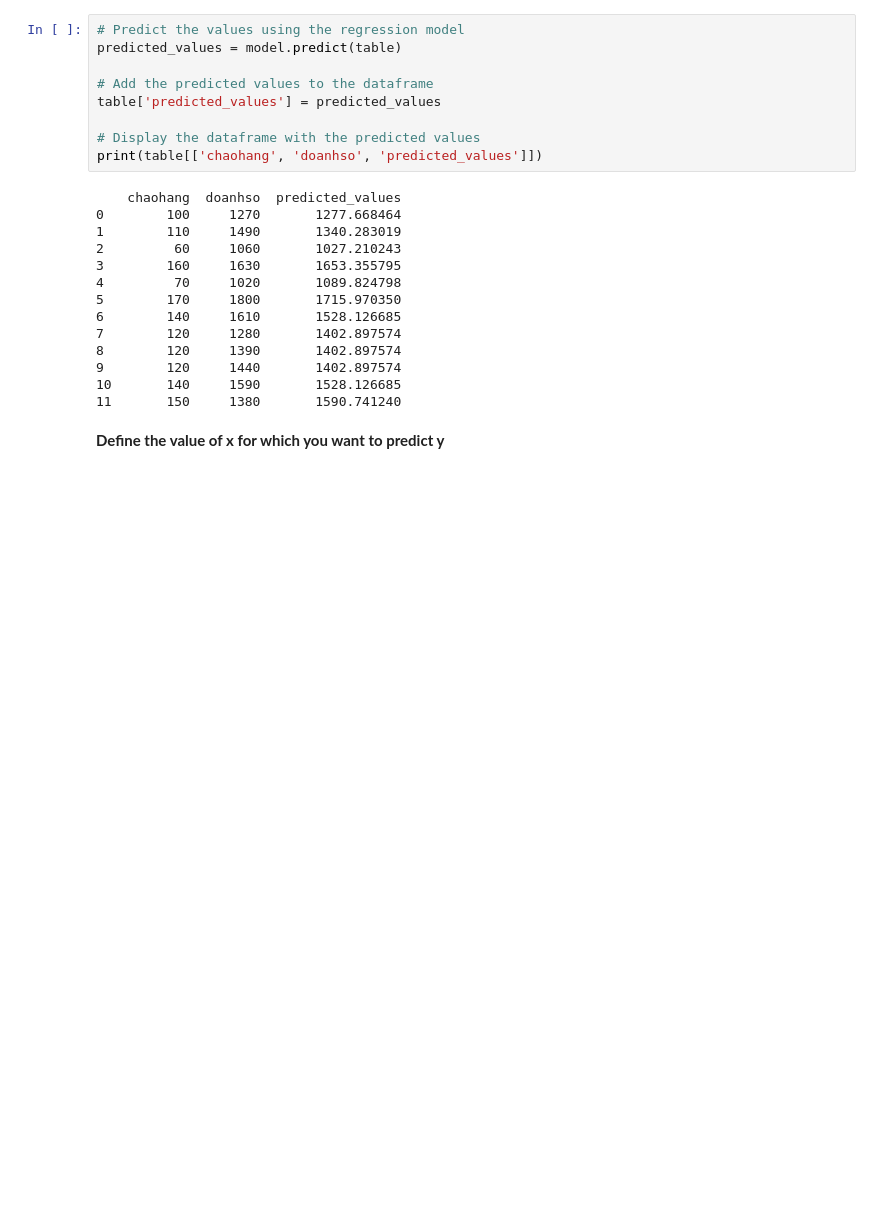
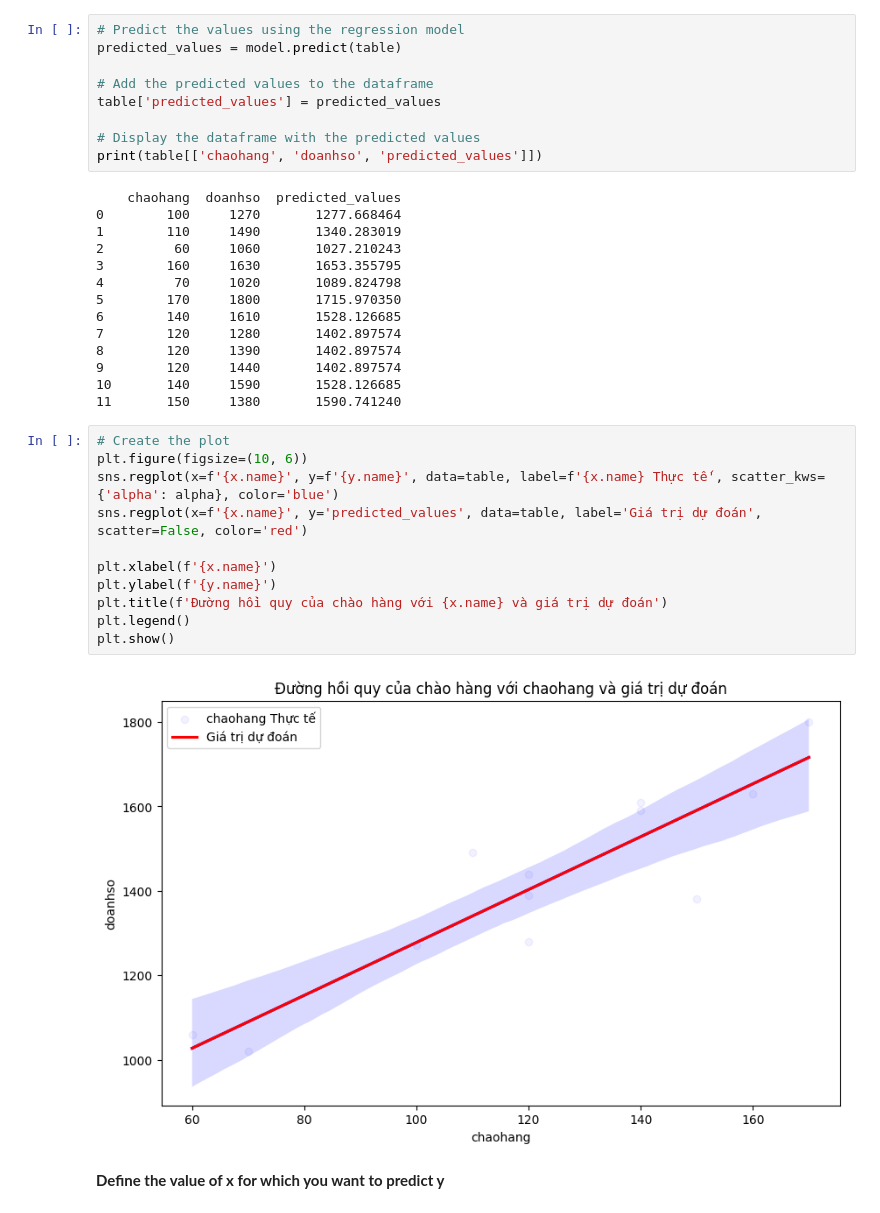
Before and after one commit to tanhpuh/regression-analysis, a Jupyter notebook: Regression Analysis.ipynb, the cells around one changed output. Saved outputs shown, nothing was run; the diff lists cells and outputs as text; blank space fills up the shorter version.

```diff
--- a/Regression Analysis.ipynb
+++ b/Regression Analysis.ipynb
@@ -497,6 +504,19 @@ print(table[['chaohang', 'doanhso', 'predicted_values']])
 9        120     1440       1402.897574
 10       140     1590       1528.126685
 11       150     1380       1590.741240
+# %%
+# Create the plot
+plt.figure(figsize=(10, 6))
+sns.regplot(x=f'{x.name}', y=f'{y.name}', data=table, label=f'{x.name} Thực tế', scatter_kws={'alpha': alpha}, color='blue')
+sns.regplot(x=f'{x.name}', y='predicted_values', data=table, label='Giá trị dự đoán', scatter=False, color='red')
+
+plt.xlabel(f'{x.name}')
+plt.ylabel(f'{y.name}')
+plt.title(f'Đường hồi quy của chào hàng với {x.name} và giá trị dự đoán')
+plt.legend()
+plt.show()
+# %% [output]
+[figure, added]
 # %% [markdown]
 **Define the value of x for which you want to predict y**
 # %%
```
Also changed, not shown: parts of 6 cells of this notebook.
